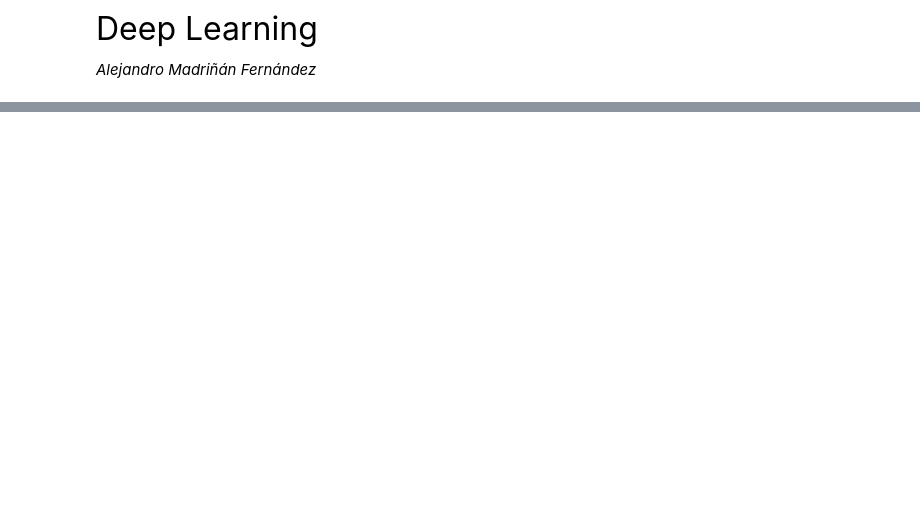
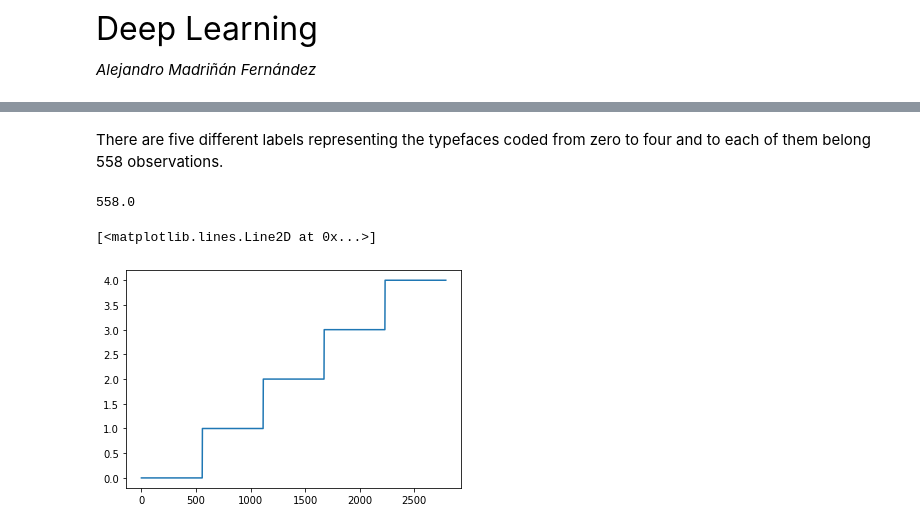
Before and after one commit to alexmadrinanfdez/dl-intro, a Jupyter notebook: dl-intro.ipynb, the cells around one changed output, grey strips where cells are left out. Saved outputs shown, nothing was run; the diff lists cells and outputs as text; code cells hidden in the pictures; blank space fills up the shorter version.

```diff
--- a/dl-intro.ipynb
+++ b/dl-intro.ipynb
@@ -134,0 +202,8 @@ An alternative way of gathering more data is generating it from the original sam
+# %%
+url = 'https://github.com/bloolizard/PlayWithTensorFlow/raw/master/data_with_labels.npz'
+file = 'typeface.npz'
+
+if not os.path.exists(path = url):
+  urllib.request.urlretrieve(url = url, filename = file)
+
+data = np.load(file = file)
@@ -134,0 +220,14 @@ An alternative way of gathering more data is generating it from the original sam
+# %%
+obs = data['arr_0'] / 255 # normalization
+lab = data['arr_1']
+# %% [markdown]
+There are five different labels representing the typefaces coded from zero to four and to each of them belong 558 observations.
+# %%
+lab.shape[0] / len(np.unique(lab))
+# %% [output]
+558.0
+# %%
+plt.plot(lab) # labels are ordered
+# %% [output]
+[<matplotlib.lines.Line2D at 0x...>]
+[figure, added]
```
Also changed, not shown: parts of 50 cells of this notebook.
